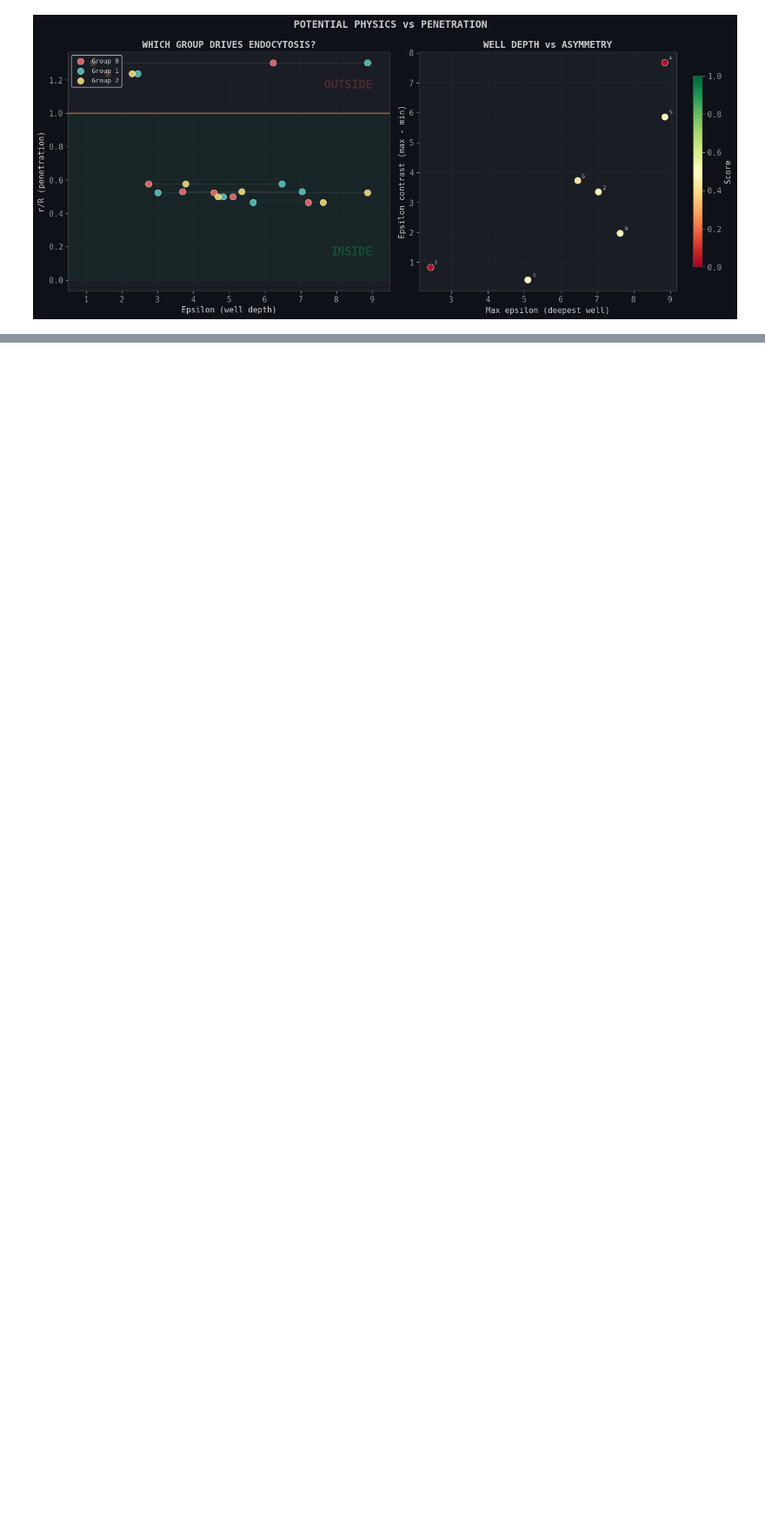
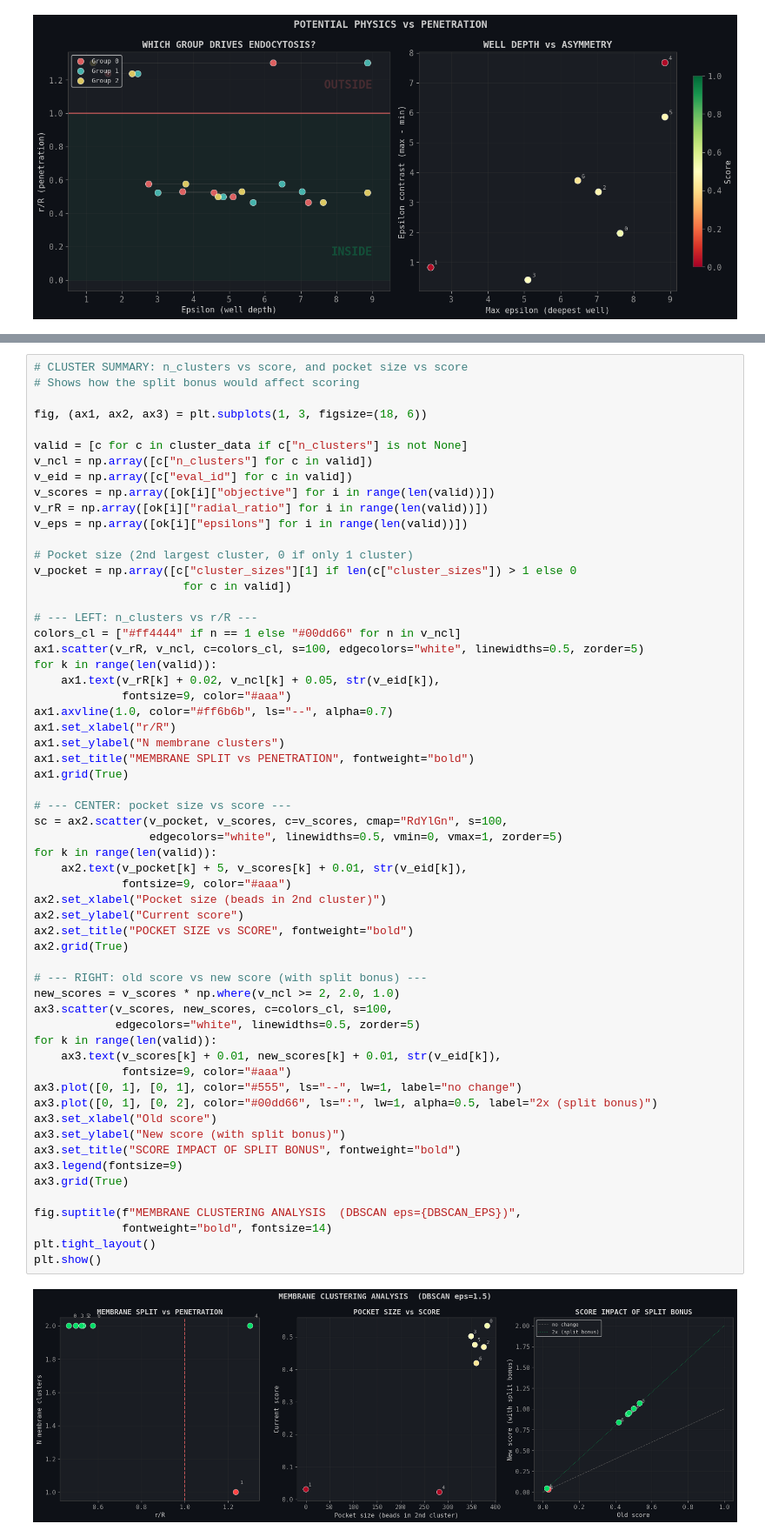
Before and after one commit to MaartenStork/metaparticles-main, a Jupyter notebook: analyze_bo.ipynb, the cells around one changed output, grey strips where cells are left out. Shown at 87% size. Drawn from its saved outputs; the diff is of its cells as text; blank space fills up the shorter version.

```diff
--- a/analyze_bo.ipynb
+++ b/analyze_bo.ipynb
@@ -939,0 +1054,61 @@ plt.show()
+# %%
+# CLUSTER SUMMARY: n_clusters vs score, and pocket size vs score
+# Shows how the split bonus would affect scoring
+
+fig, (ax1, ax2, ax3) = plt.subplots(1, 3, figsize=(18, 6))
+
+valid = [c for c in cluster_data if c["n_clusters"] is not None]
+v_ncl = np.array([c["n_clusters"] for c in valid])
+v_eid = np.array([c["eval_id"] for c in valid])
+v_scores = np.array([ok[i]["objective"] for i in range(len(valid))])
+v_rR = np.array([ok[i]["radial_ratio"] for i in range(len(valid))])
+v_eps = np.array([ok[i]["epsilons"] for i in range(len(valid))])
+
+# Pocket size (2nd largest cluster, 0 if only 1 cluster)
+v_pocket = np.array([c["cluster_sizes"][1] if len(c["cluster_sizes"]) > 1 else 0
+                      for c in valid])
+
+# --- LEFT: n_clusters vs r/R ---
+colors_cl = ["#ff4444" if n == 1 else "#00dd66" for n in v_ncl]
+ax1.scatter(v_rR, v_ncl, c=colors_cl, s=100, edgecolors="white", linewidths=0.5, zorder=5)
+for k in range(len(valid)):
+    ax1.text(v_rR[k] + 0.02, v_ncl[k] + 0.05, str(v_eid[k]),
+             fontsize=9, color="#aaa")
+ax1.axvline(1.0, color="#ff6b6b", ls="--", alpha=0.7)
+ax1.set_xlabel("r/R")
+ax1.set_ylabel("N membrane clusters")
+ax1.set_title("MEMBRANE SPLIT vs PENETRATION", fontweight="bold")
+ax1.grid(True)
+
+# --- CENTER: pocket size vs score ---
+sc = ax2.scatter(v_pocket, v_scores, c=v_scores, cmap="RdYlGn", s=100,
+                 edgecolors="white", linewidths=0.5, vmin=0, vmax=1, zorder=5)
+for k in range(len(valid)):
+    ax2.text(v_pocket[k] + 5, v_scores[k] + 0.01, str(v_eid[k]),
+             fontsize=9, color="#aaa")
+ax2.set_xlabel("Pocket size (beads in 2nd cluster)")
+ax2.set_ylabel("Current score")
+ax2.set_title("POCKET SIZE vs SCORE", fontweight="bold")
+ax2.grid(True)
+
+# --- RIGHT: old score vs new score (with split bonus) ---
+new_scores = v_scores * np.where(v_ncl >= 2, 2.0, 1.0)
+ax3.scatter(v_scores, new_scores, c=colors_cl, s=100,
+            edgecolors="white", linewidths=0.5, zorder=5)
+for k in range(len(valid)):
+    ax3.text(v_scores[k] + 0.01, new_scores[k] + 0.01, str(v_eid[k]),
+             fontsize=9, color="#aaa")
+ax3.plot([0, 1], [0, 1], color="#555", ls="--", lw=1, label="no change")
+ax3.plot([0, 1], [0, 2], color="#00dd66", ls=":", lw=1, alpha=0.5, label="2x (split bonus)")
+ax3.set_xlabel("Old score")
+ax3.set_ylabel("New score (with split bonus)")
+ax3.set_title("SCORE IMPACT OF SPLIT BONUS", fontweight="bold")
+ax3.legend(fontsize=9)
+ax3.grid(True)
+
+fig.suptitle(f"MEMBRANE CLUSTERING ANALYSIS  (DBSCAN eps={DBSCAN_EPS})",
+             fontweight="bold", fontsize=14)
+plt.tight_layout()
+plt.show()
+# %% [output]
+[figure, added]
```
Also changed, not shown: parts of 3 cells of this notebook, 1 other file.
